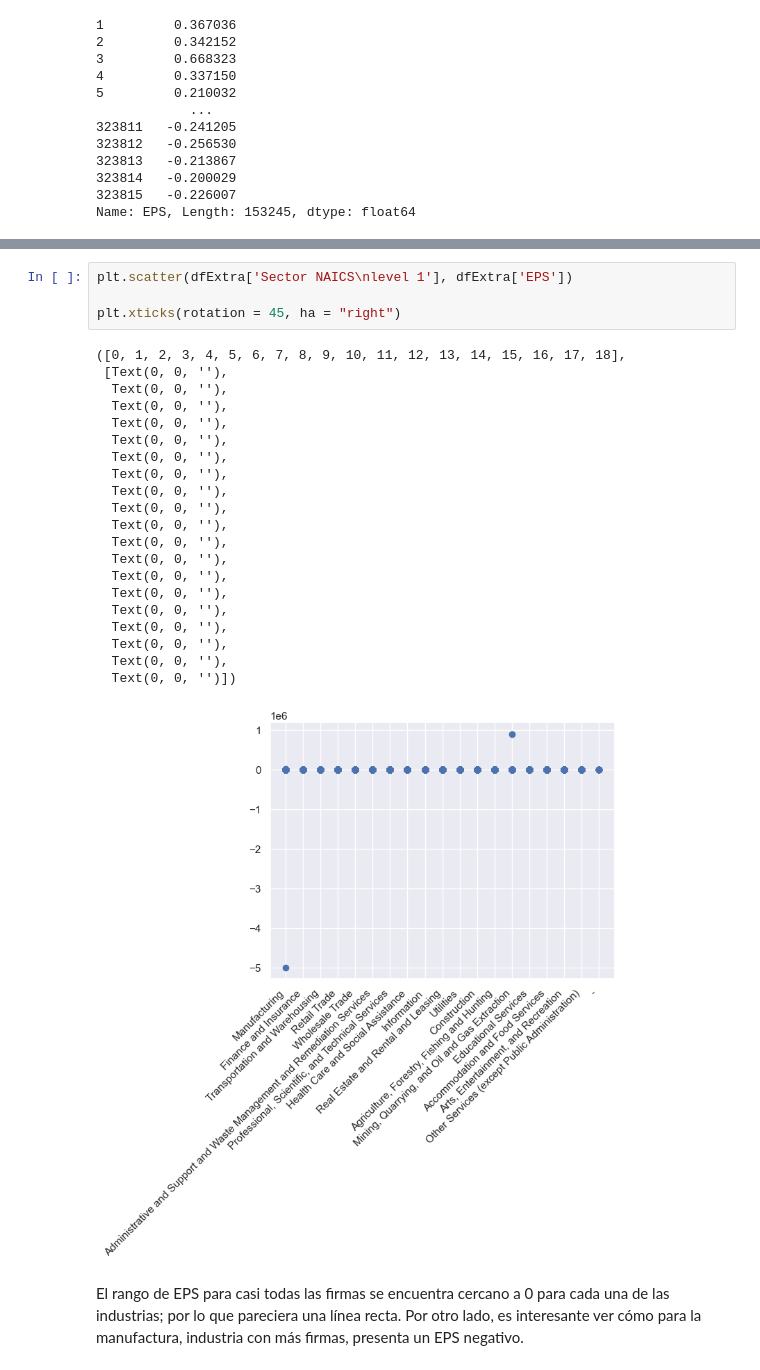
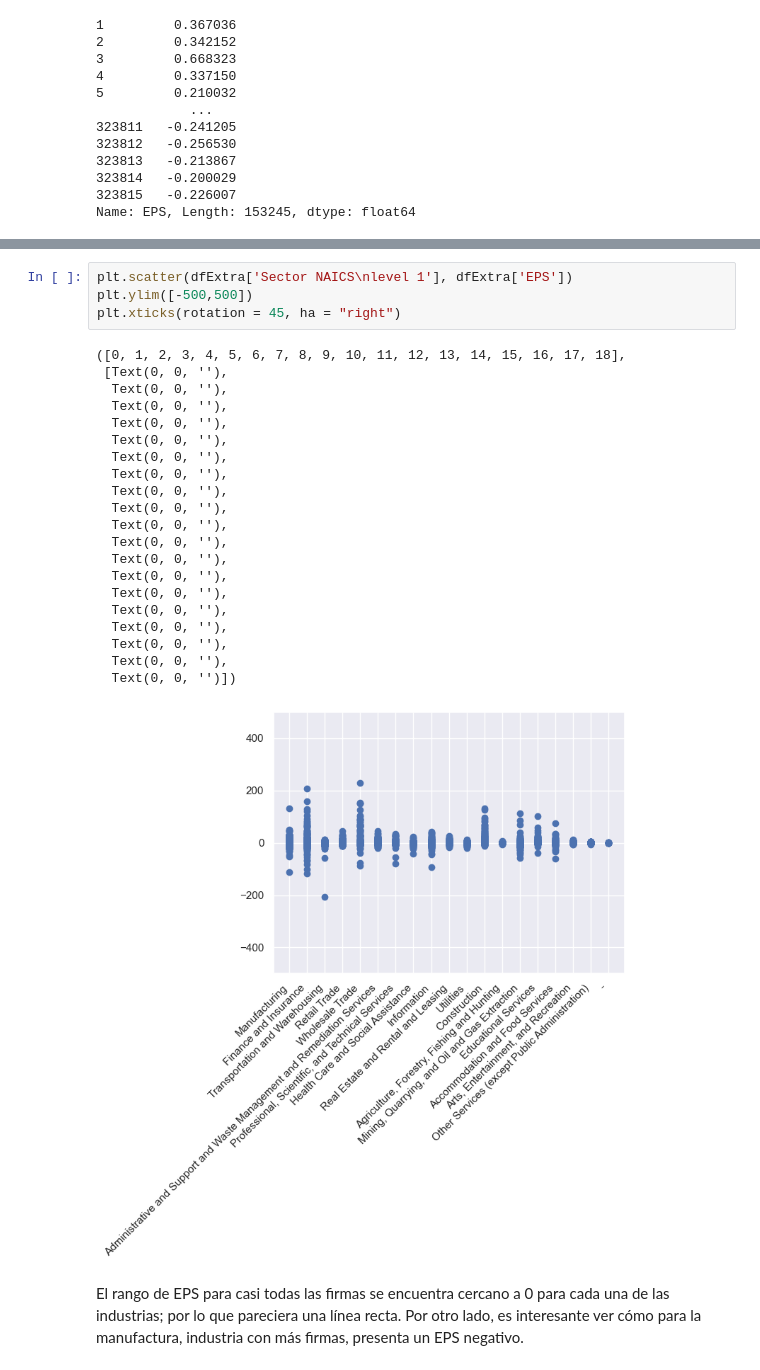
Before and after one commit to alexlohe25/IA_Avanzada_I, a Jupyter notebook: mod1_estadistica/business_case_A01733984.ipynb, the cells around one changed output, grey strips where cells are left out. Drawn from its saved outputs; the diff is of its cells as text.

```diff
--- a/mod1_estadistica/business_case_A01733984.ipynb
+++ b/mod1_estadistica/business_case_A01733984.ipynb
@@ -1138,29 +1196,29 @@ plt.xticks(rotation = 45, ha = "right")
 # %%
 plt.scatter(dfExtra['Sector NAICS\nlevel 1'], dfExtra['EPS'])
-
+plt.ylim([-500,500])
 plt.xticks(rotation = 45, ha = "right")
 # %% [output]
 ([0, 1, 2, 3, 4, 5, 6, 7, 8, 9, 10, 11, 12, 13, 14, 15, 16, 17, 18],
  [Text(0, 0, ''),
   Text(0, 0, ''),
   Text(0, 0, ''),
   Text(0, 0, ''),
   Text(0, 0, ''),
   Text(0, 0, ''),
   Text(0, 0, ''),
   Text(0, 0, ''),
   Text(0, 0, ''),
   Text(0, 0, ''),
   Text(0, 0, ''),
   Text(0, 0, ''),
   Text(0, 0, ''),
   Text(0, 0, ''),
   Text(0, 0, ''),
   Text(0, 0, ''),
   Text(0, 0, ''),
   Text(0, 0, ''),
   Text(0, 0, '')])
-[figure, old version]
+[figure, new version]
 # %% [markdown]
 El rango de EPS para casi todas las firmas se encuentra cercano a 0 para cada una de las industrias; por lo que pareciera una línea recta. Por otro lado, es interesante ver cómo para la manufactura, industria con más firmas, presenta un EPS negativo.
 # %%
```
Also changed, not shown: parts of 45 cells of this notebook.
